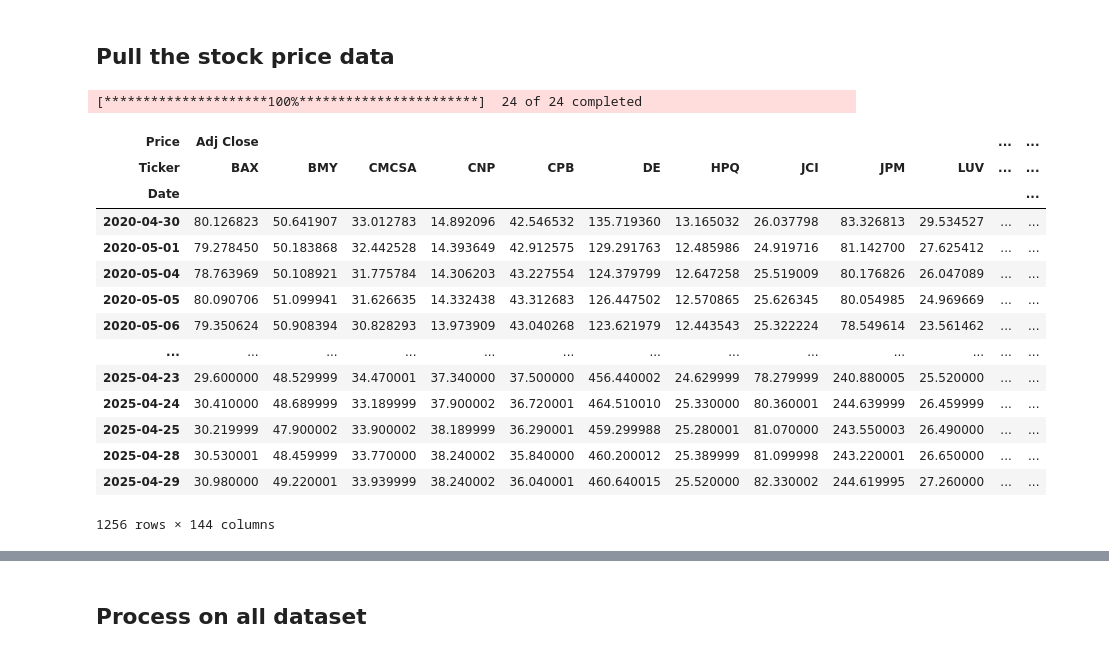
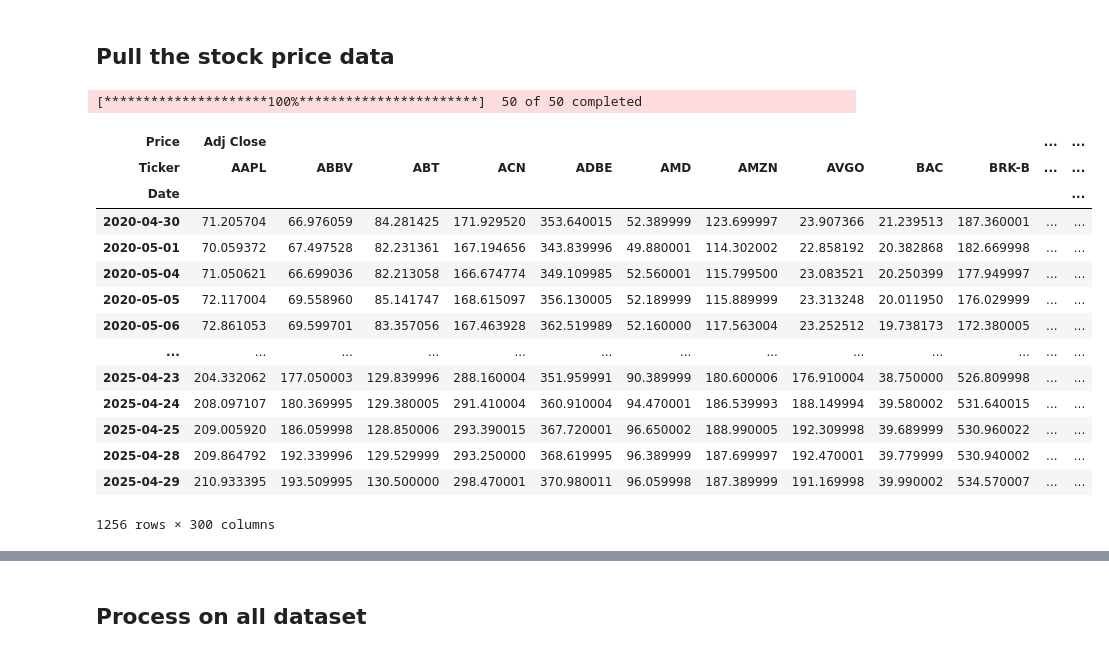
Before and after one commit to kaoyoung/GA_final, a Jupyter notebook: Notebook.ipynb, the cells around one changed output, grey strips where cells are left out. Cells and saved outputs as stored; diff of their text form; code cells hidden in the pictures.

```diff
--- a/Notebook.ipynb
+++ b/Notebook.ipynb
@@ -21,39 +21,41 @@ import matplotlib.pyplot as plt
 # %%
 # Import yfinance package
 import yfinance as yf
 
 # Set the start and end date
 start_date = '2020-04-30' #'2022-04-30'
 end_date = '2025-04-30'   #'2025-04-30'
 
 # Set the ticker
 # ticker = ['AMZN', 'SPY', 'TSLA', 'FB']
 
 
-ticker = ['SPY', 'META', 'JCI', 'CMCSA', 'CPB', 'MO', 'MMC', 'JPM',
-          'ZION', 'PSA', 'BAX', 'BMY', 'LUV', 'PCAR', 'TXT', 'TMO',
-          'DE', 'MSFT', 'HPQ', 'SEE', 'VZ', 'CNP', 'NI', 'T'] #changing fb to meta
+ticker = ['AAPL', 'NVDA', 'MSFT', 'AMZN', 'META', 'GOOGL', 'TSLA', 'AVGO', 'GOOG', 'BRK-B',
+          'JPM', 'LLY', 'V', 'XOM', 'UNH', 'MA', 'COST', 'WMT', 'HD', 'PG',
+          'NFLX', 'JNJ', 'ABBV', 'CRM', 'BAC', 'ORCL', 'MRK', 'CVX', 'WFC', 'KO',
+          'CSCO', 'ACN', 'NOW', 'TMO', 'MCD', 'IBM', 'AMD', 'DIS', 'PEP', 'LIN',
+          'ABT', 'ISRG', 'PM', 'GE', 'ADBE', 'GS', 'QCOM', 'TXN', 'CAT', 'INTU']
 
 # Get the data
 data = yf.download(ticker, start_date, end_date, auto_adjust=False) # adding auto_adjust=False to get Adj Close
 data
 # %% [output]
-[*********************100%***********************]  24 of 24 completed
+[*********************100%***********************]  50 of 50 completed
 | Price | Adj Close |  |  |  |  |  |  |  |  |  | ... | ... |
-| Ticker | BAX | BMY | CMCSA | CNP | CPB | DE | HPQ | JCI | JPM | LUV | ... | ... |
+| Ticker | AAPL | ABBV | ABT | ACN | ADBE | AMD | AMZN | AVGO | BAC | BRK-B | ... | ... |
 | Date |  |  |  |  |  |  |  |  |  |  |  | ... |
-| 2020-04-30 | 80.126823 | 50.641907 | 33.012783 | 14.892096 | 42.546532 | 135.719360 | 13.165032 | 26.037798 | 83.326813 | 29.534527 | ... | ... |
-| 2020-05-01 | 79.278450 | 50.183868 | 32.442528 | 14.393649 | 42.912575 | 129.291763 | 12.485986 | 24.919716 | 81.142700 | 27.625412 | ... | ... |
-| 2020-05-04 | 78.763969 | 50.108921 | 31.775784 | 14.306203 | 43.227554 | 124.379799 | 12.647258 | 25.519009 | 80.176826 | 26.047089 | ... | ... |
-| 2020-05-05 | 80.090706 | 51.099941 | 31.626635 | 14.332438 | 43.312683 | 126.447502 | 12.570865 | 25.626345 | 80.054985 | 24.969669 | ... | ... |
-| 2020-05-06 | 79.350624 | 50.908394 | 30.828293 | 13.973909 | 43.040268 | 123.621979 | 12.443543 | 25.322224 | 78.549614 | 23.561462 | ... | ... |
+| 2020-04-30 | 71.205704 | 66.976059 | 84.281425 | 171.929520 | 353.640015 | 52.389999 | 123.699997 | 23.907366 | 21.239513 | 187.360001 | ... | ... |
+| 2020-05-01 | 70.059372 | 67.497528 | 82.231361 | 167.194656 | 343.839996 | 49.880001 | 114.302002 | 22.858192 | 20.382868 | 182.669998 | ... | ... |
+| 2020-05-04 | 71.050621 | 66.699036 | 82.213058 | 166.674774 | 349.109985 | 52.560001 | 115.799500 | 23.083521 | 20.250399 | 177.949997 | ... | ... |
+| 2020-05-05 | 72.117004 | 69.558960 | 85.141747 | 168.615097 | 356.130005 | 52.189999 | 115.889999 | 23.313248 | 20.011950 | 176.029999 | ... | ... |
+| 2020-05-06 | 72.861053 | 69.599701 | 83.357056 | 167.463928 | 362.519989 | 52.160000 | 117.563004 | 23.252512 | 19.738173 | 172.380005 | ... | ... |
 | ... | ... | ... | ... | ... | ... | ... | ... | ... | ... | ... | ... | ... |
-| 2025-04-23 | 29.600000 | 48.529999 | 34.470001 | 37.340000 | 37.500000 | 456.440002 | 24.629999 | 78.279999 | 240.880005 | 25.520000 | ... | ... |
-| 2025-04-24 | 30.410000 | 48.689999 | 33.189999 | 37.900002 | 36.720001 | 464.510010 | 25.330000 | 80.360001 | 244.639999 | 26.459999 | ... | ... |
-| 2025-04-25 | 30.219999 | 47.900002 | 33.900002 | 38.189999 | 36.290001 | 459.299988 | 25.280001 | 81.070000 | 243.550003 | 26.490000 | ... | ... |
-| 2025-04-28 | 30.530001 | 48.459999 | 33.770000 | 38.240002 | 35.840000 | 460.200012 | 25.389999 | 81.099998 | 243.220001 | 26.650000 | ... | ... |
-| 2025-04-29 | 30.980000 | 49.220001 | 33.939999 | 38.240002 | 36.040001 | 460.640015 | 25.520000 | 82.330002 | 244.619995 | 27.260000 | ... | ... |
+| 2025-04-23 | 204.332062 | 177.050003 | 129.839996 | 288.160004 | 351.959991 | 90.389999 | 180.600006 | 176.910004 | 38.750000 | 526.809998 | ... | ... |
+| 2025-04-24 | 208.097107 | 180.369995 | 129.380005 | 291.410004 | 360.910004 | 94.470001 | 186.539993 | 188.149994 | 39.580002 | 531.640015 | ... | ... |
+| 2025-04-25 | 209.005920 | 186.059998 | 128.850006 | 293.390015 | 367.720001 | 96.650002 | 188.990005 | 192.309998 | 39.689999 | 530.960022 | ... | ... |
+| 2025-04-28 | 209.864792 | 192.339996 | 129.529999 | 293.250000 | 368.619995 | 96.389999 | 187.699997 | 192.470001 | 39.779999 | 530.940002 | ... | ... |
+| 2025-04-29 | 210.933395 | 193.509995 | 130.500000 | 298.470001 | 370.980011 | 96.059998 | 187.389999 | 191.169998 | 39.990002 | 534.570007 | ... | ... |
-1256 rows × 144 columns
+1256 rows × 300 columns
 # %%
 # Plot adjusted close price data
 data['Adj Close'].plot()
```
Also changed, not shown: parts of 28 cells of this notebook.
